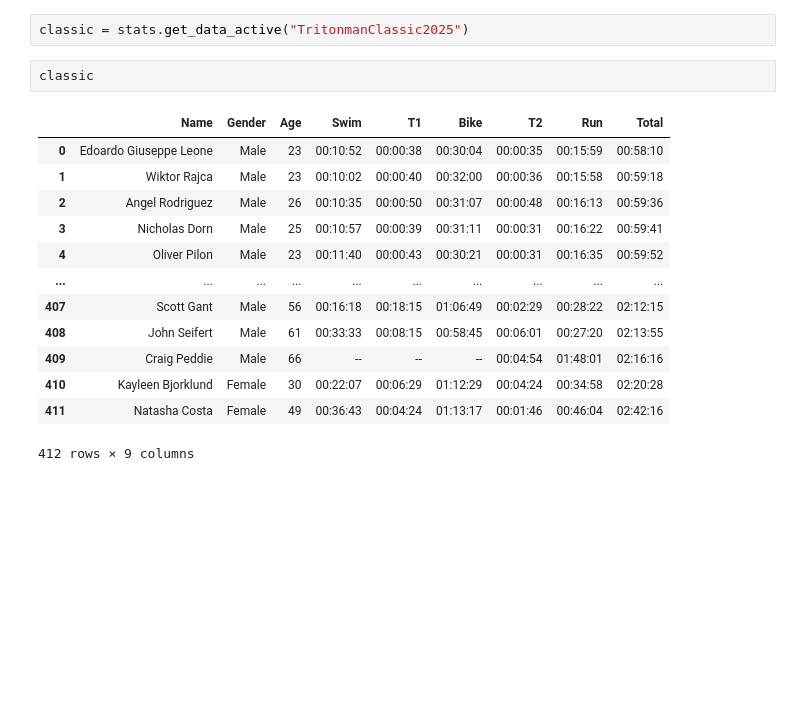
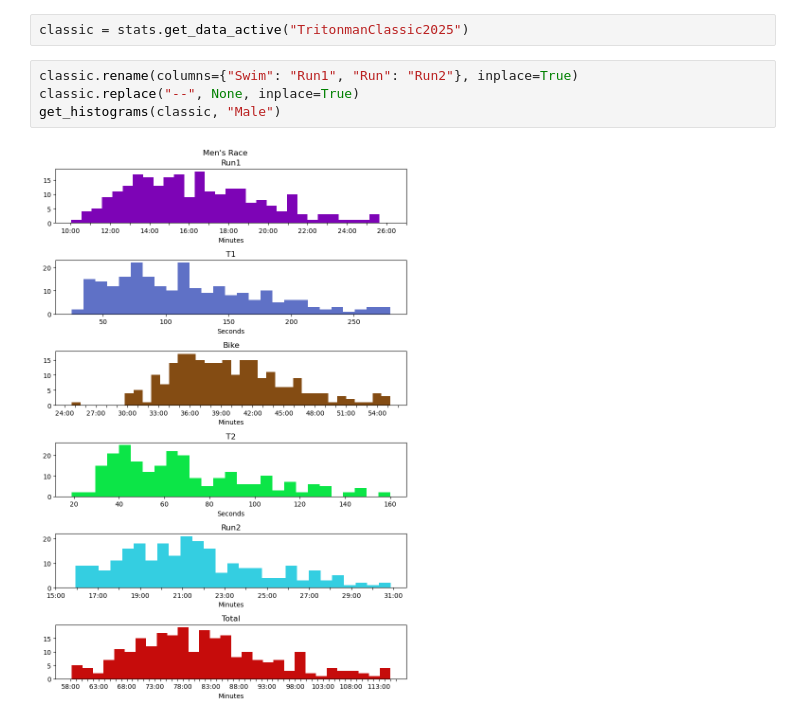
Before and after one commit to lukasrhoades/enduro-hub, a Jupyter notebook: tritonman.ipynb, the cells around one changed output. Drawn from its saved outputs; the diff is of its cells as text; blank space fills up the shorter version.

```diff
--- a/tritonman.ipynb
+++ b/tritonman.ipynb
@@ -73,18 +154,8 @@ dl_seconds.hist();
 # %%
 classic = stats.get_data_active("TritonmanClassic2025")
-# %%
-classic
-# %% [output]
-|  | Name | Gender | Age | Swim | T1 | Bike | T2 | Run | Total |
-| 0 | Edoardo Giuseppe Leone | Male | 23 | 00:10:52 | 00:00:38 | 00:30:04 | 00:00:35 | 00:15:59 | 00:58:10 |
-| 1 | Wiktor Rajca | Male | 23 | 00:10:02 | 00:00:40 | 00:32:00 | 00:00:36 | 00:15:58 | 00:59:18 |
-| 2 | Angel Rodriguez | Male | 26 | 00:10:35 | 00:00:50 | 00:31:07 | 00:00:48 | 00:16:13 | 00:59:36 |
-| 3 | Nicholas Dorn | Male | 25 | 00:10:57 | 00:00:39 | 00:31:11 | 00:00:31 | 00:16:22 | 00:59:41 |
-| 4 | Oliver Pilon | Male | 23 | 00:11:40 | 00:00:43 | 00:30:21 | 00:00:31 | 00:16:35 | 00:59:52 |
-| ... | ... | ... | ... | ... | ... | ... | ... | ... | ... |
-| 407 | Scott Gant | Male | 56 | 00:16:18 | 00:18:15 | 01:06:49 | 00:02:29 | 00:28:22 | 02:12:15 |
-| 408 | John Seifert | Male | 61 | 00:33:33 | 00:08:15 | 00:58:45 | 00:06:01 | 00:27:20 | 02:13:55 |
-| 409 | Craig Peddie | Male | 66 | -- | -- | -- | 00:04:54 | 01:48:01 | 02:16:16 |
-| 410 | Kayleen Bjorklund | Female | 30 | 00:22:07 | 00:06:29 | 01:12:29 | 00:04:24 | 00:34:58 | 02:20:28 |
-| 411 | Natasha Costa | Female | 49 | 00:36:43 | 00:04:24 | 01:13:17 | 00:01:46 | 00:46:04 | 02:42:16 |
-412 rows × 9 columns
+# %%
+classic.rename(columns={"Swim": "Run1", "Run": "Run2"}, inplace=True)
+classic.replace("--", None, inplace=True)
+get_histograms(classic, "Male")
+# %% [output]
+[figure, added]
```
Also changed, not shown: parts of 8 cells of this notebook.
